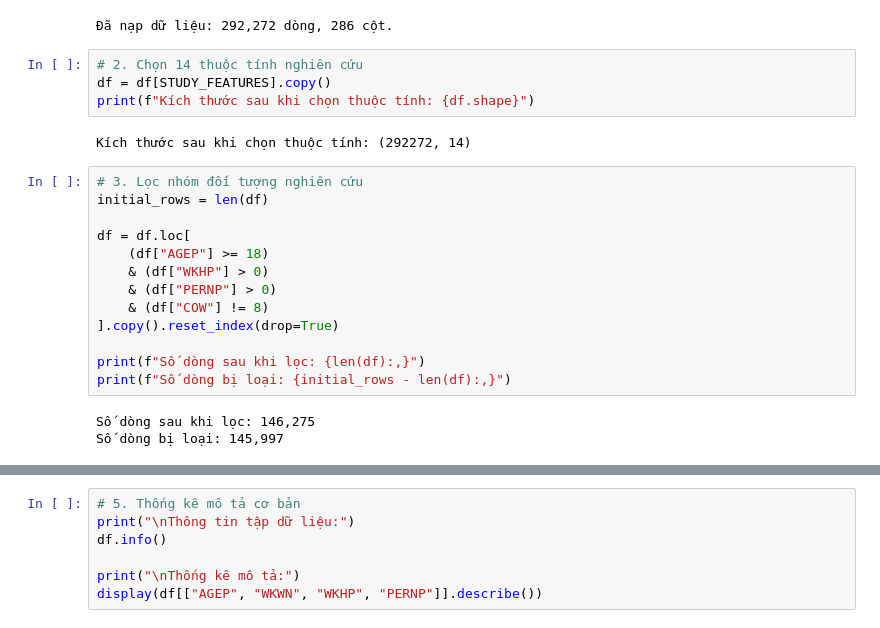
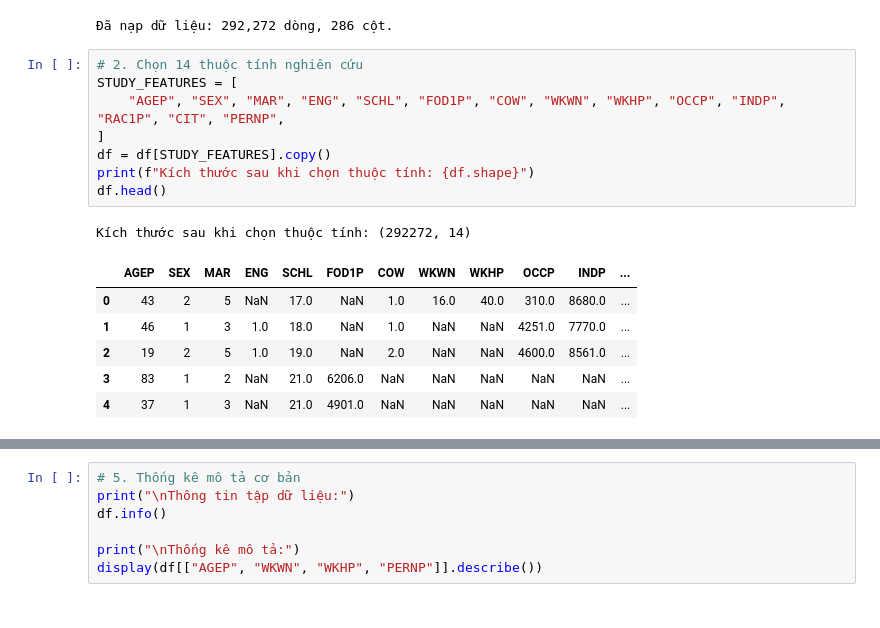
Before and after one commit to bach0823/income-prediction, a Jupyter notebook: income_prediction.ipynb, the cells around one changed output, grey strips where cells are left out. Drawn from its saved outputs; the diff is of its cells as text.

```diff
--- a/income_prediction.ipynb
+++ b/income_prediction.ipynb
@@ -131,23 +113,17 @@ print(f"Đã nạp dữ liệu: {df.shape[0]:,} dòng, {df.shape[1]} cột.")
 Đã nạp dữ liệu: 292,272 dòng, 286 cột.
 # %%
 # 2. Chọn 14 thuộc tính nghiên cứu
+STUDY_FEATURES = [
+    "AGEP", "SEX", "MAR", "ENG", "SCHL", "FOD1P", "COW", "WKWN", "WKHP", "OCCP", "INDP", "RAC1P", "CIT", "PERNP",
+]
 df = df[STUDY_FEATURES].copy()
 print(f"Kích thước sau khi chọn thuộc tính: {df.shape}")
+df.head()
 # %% [output]
 Kích thước sau khi chọn thuộc tính: (292272, 14)
+|  | AGEP | SEX | MAR | ENG | SCHL | FOD1P | COW | WKWN | WKHP | OCCP | INDP | ... |
+| 0 | 43 | 2 | 5 | NaN | 17.0 | NaN | 1.0 | 16.0 | 40.0 | 310.0 | 8680.0 | ... |
+| 1 | 46 | 1 | 3 | 1.0 | 18.0 | NaN | 1.0 | NaN | NaN | 4251.0 | 7770.0 | ... |
+| 2 | 19 | 2 | 5 | 1.0 | 19.0 | NaN | 2.0 | NaN | NaN | 4600.0 | 8561.0 | ... |
+| 3 | 83 | 1 | 2 | NaN | 21.0 | 6206.0 | NaN | NaN | NaN | NaN | NaN | ... |
+| 4 | 37 | 1 | 3 | NaN | 21.0 | 4901.0 | NaN | NaN | NaN | NaN | NaN | ... |
-# %%
-# 3. Lọc nhóm đối tượng nghiên cứu
-initial_rows = len(df)
-
-df = df.loc[
-    (df["AGEP"] >= 18)
-    & (df["WKHP"] > 0)
-    & (df["PERNP"] > 0)
-    & (df["COW"] != 8)
-].copy().reset_index(drop=True)
-
-print(f"Số dòng sau khi lọc: {len(df):,}")
-print(f"Số dòng bị loại: {initial_rows - len(df):,}")
-# %% [output]
-Số dòng sau khi lọc: 146,275
-Số dòng bị loại: 145,997
```
Also changed, not shown: parts of 11 cells of this notebook, 10 other files.
